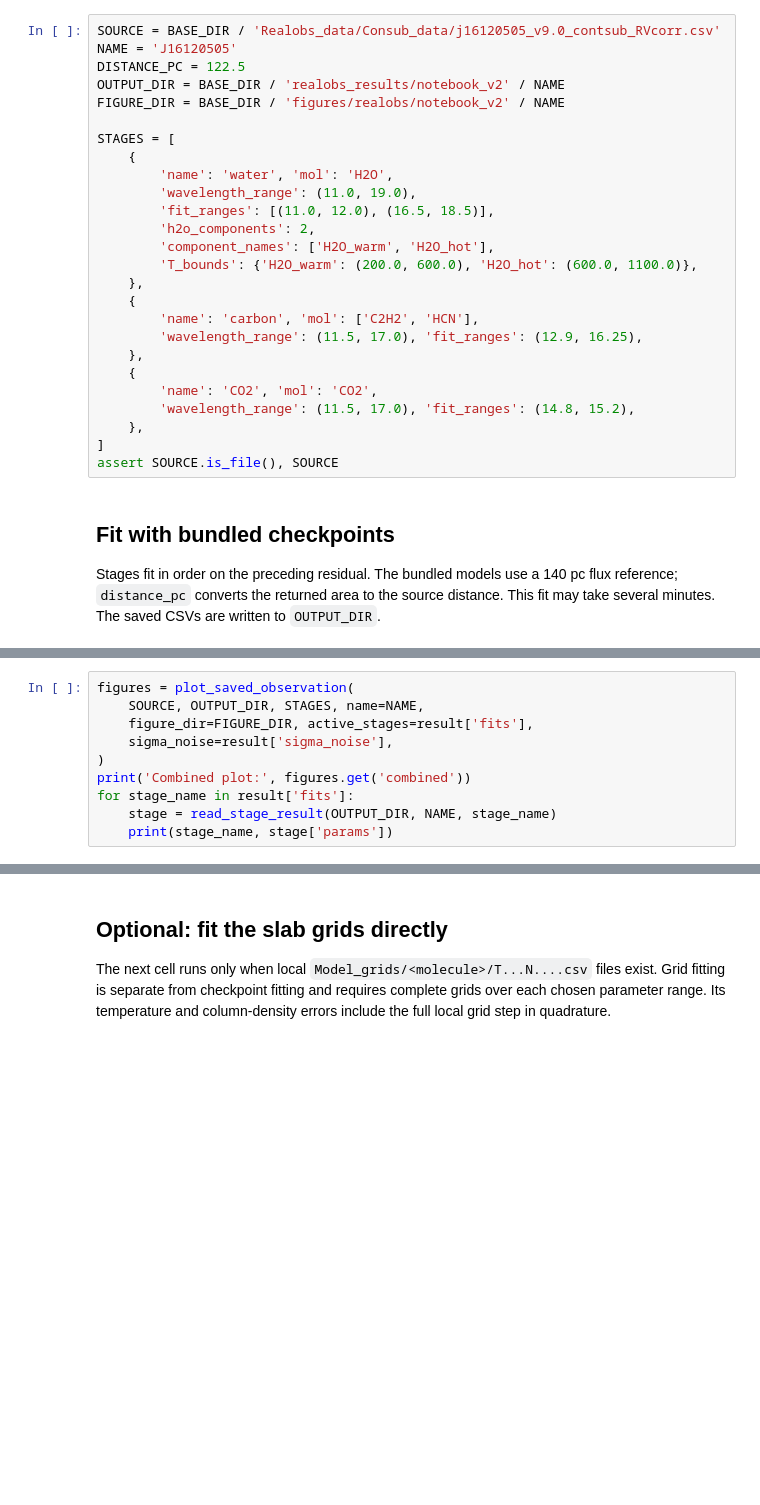
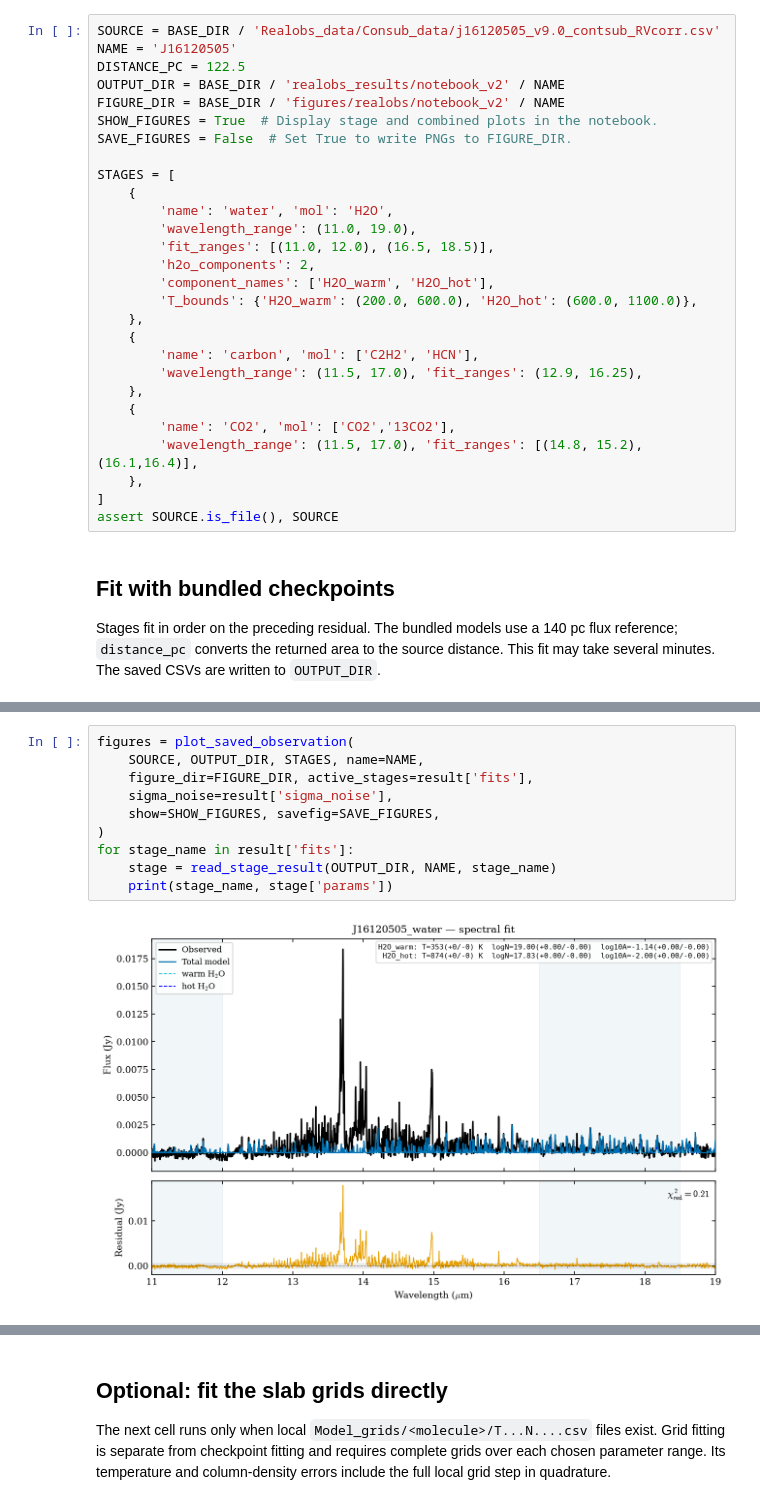
Before and after one commit to wddlx/DiskMELTS, a Jupyter notebook: notebooks/Example_Fitting.ipynb, the cells around one changed output, grey strips where cells are left out. Saved outputs shown, nothing was run; the diff lists cells and outputs as text; blank space fills up the shorter version.

```diff
--- a/notebooks/Example_Fitting.ipynb
+++ b/notebooks/Example_Fitting.ipynb
@@ -21,6 +21,8 @@ NAME = 'J16120505'
 DISTANCE_PC = 122.5
 OUTPUT_DIR = BASE_DIR / 'realobs_results/notebook_v2' / NAME
 FIGURE_DIR = BASE_DIR / 'figures/realobs/notebook_v2' / NAME
+SHOW_FIGURES = True  # Display stage and combined plots in the notebook.
+SAVE_FIGURES = False  # Set True to write PNGs to FIGURE_DIR.
 
 STAGES = [
     {
@@ -36,8 +38,8 @@ STAGES = [
         'wavelength_range': (11.5, 17.0), 'fit_ranges': (12.9, 16.25),
     },
     {
-        'name': 'CO2', 'mol': 'CO2',
-        'wavelength_range': (11.5, 17.0), 'fit_ranges': (14.8, 15.2),
+        'name': 'CO2', 'mol': ['CO2','13CO2'],
+        'wavelength_range': (11.5, 17.0), 'fit_ranges': [(14.8, 15.2),(16.1,16.4)],
     },
 ]
 assert SOURCE.is_file(), SOURCE
@@ -56,10 +80,12 @@ print('Fitted stages:', list(result['fits']))
 # %%
 figures = plot_saved_observation(
     SOURCE, OUTPUT_DIR, STAGES, name=NAME,
     figure_dir=FIGURE_DIR, active_stages=result['fits'],
     sigma_noise=result['sigma_noise'],
+    show=SHOW_FIGURES, savefig=SAVE_FIGURES,
 )
-print('Combined plot:', figures.get('combined'))
 for stage_name in result['fits']:
     stage = read_stage_result(OUTPUT_DIR, NAME, stage_name)
     print(stage_name, stage['params'])
+# %% [output]
+[figure, added]
```
Also changed, not shown: parts of 3 cells of this notebook, 54 other files.
